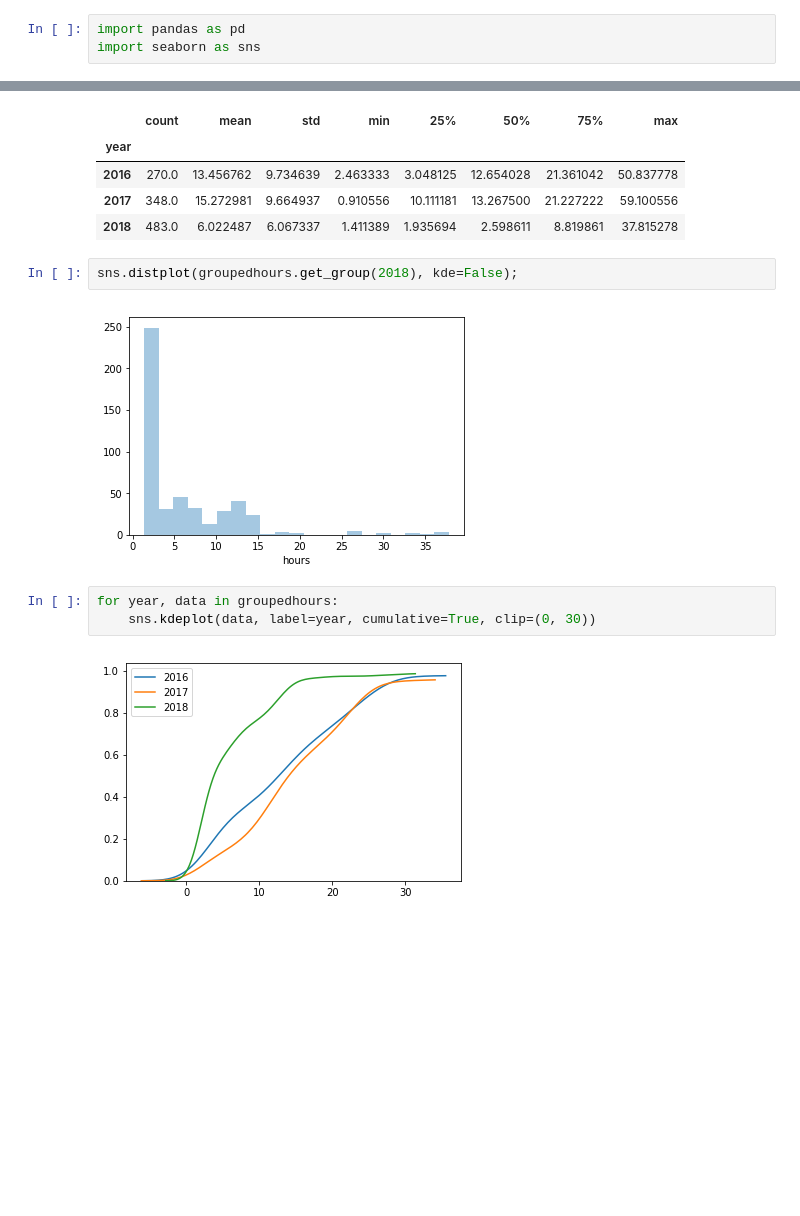
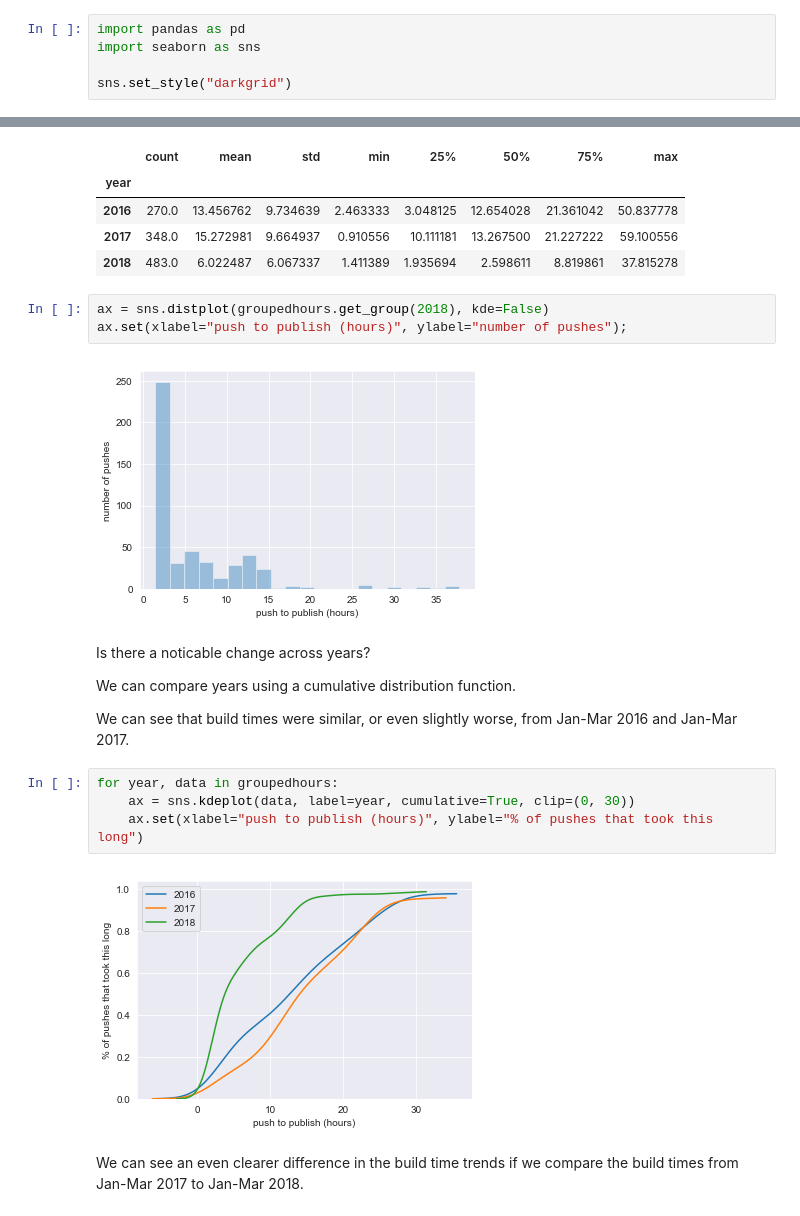
Before and after one commit to mars-f/firefox-workflow-analysis, a Jupyter notebook: buildtimetrends.ipynb, the cells around one changed output, grey strips where cells are left out. Cells and saved outputs as stored; diff of their text form; blank space fills up the shorter version.

```diff
--- a/buildtimetrends.ipynb
+++ b/buildtimetrends.ipynb
@@ -3,3 +5,5 @@
 # %%
 import pandas as pd
 import seaborn as sns
+
+sns.set_style("darkgrid")
@@ -71,14 +74,24 @@ groupedhours.describe()
 | 2017 | 348.0 | 15.272981 | 9.664937 | 0.910556 | 10.111181 | 13.267500 | 21.227222 | 59.100556 |
 | 2018 | 483.0 | 6.022487 | 6.067337 | 1.411389 | 1.935694 | 2.598611 | 8.819861 | 37.815278 |
 # %%
-sns.distplot(groupedhours.get_group(2018), kde=False);
+ax = sns.distplot(groupedhours.get_group(2018), kde=False)
+ax.set(xlabel="push to publish (hours)", ylabel="number of pushes");
 # %% [output]
-[figure, old version]
+[figure, new version]
+# %% [markdown]
+Is there a noticable change across years?
+
+We can compare years using a cumulative distribution function.
+
+We can see that build times were similar, or even slightly worse, from Jan-Mar 2016 and Jan-Mar 2017.
 # %%
 for year, data in groupedhours:
-    sns.kdeplot(data, label=year, cumulative=True, clip=(0, 30))
+    ax = sns.kdeplot(data, label=year, cumulative=True, clip=(0, 30))
+    ax.set(xlabel="push to publish (hours)", ylabel="% of pushes that took this long")
 # %% [output]
-[figure, old version]
+[figure, new version]
+# %% [markdown]
+We can see an even clearer difference in the build time trends if we compare the build times from Jan-Mar 2017 to Jan-Mar 2018.
 # %%
 for year in (2017, 2018):
     data = groupedhours.get_group(year)
```
Also changed, not shown: parts of 8 cells of this notebook.
